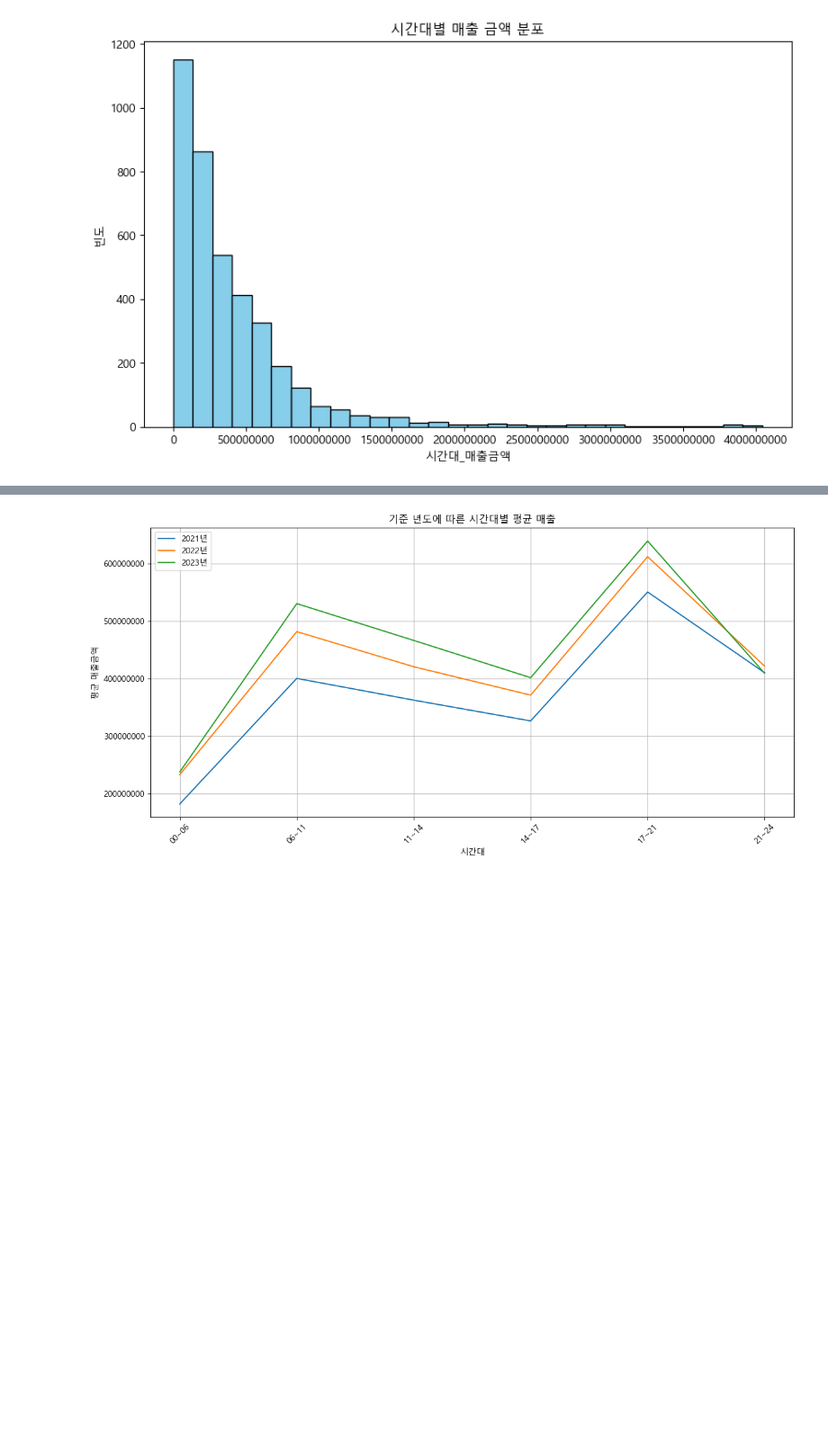
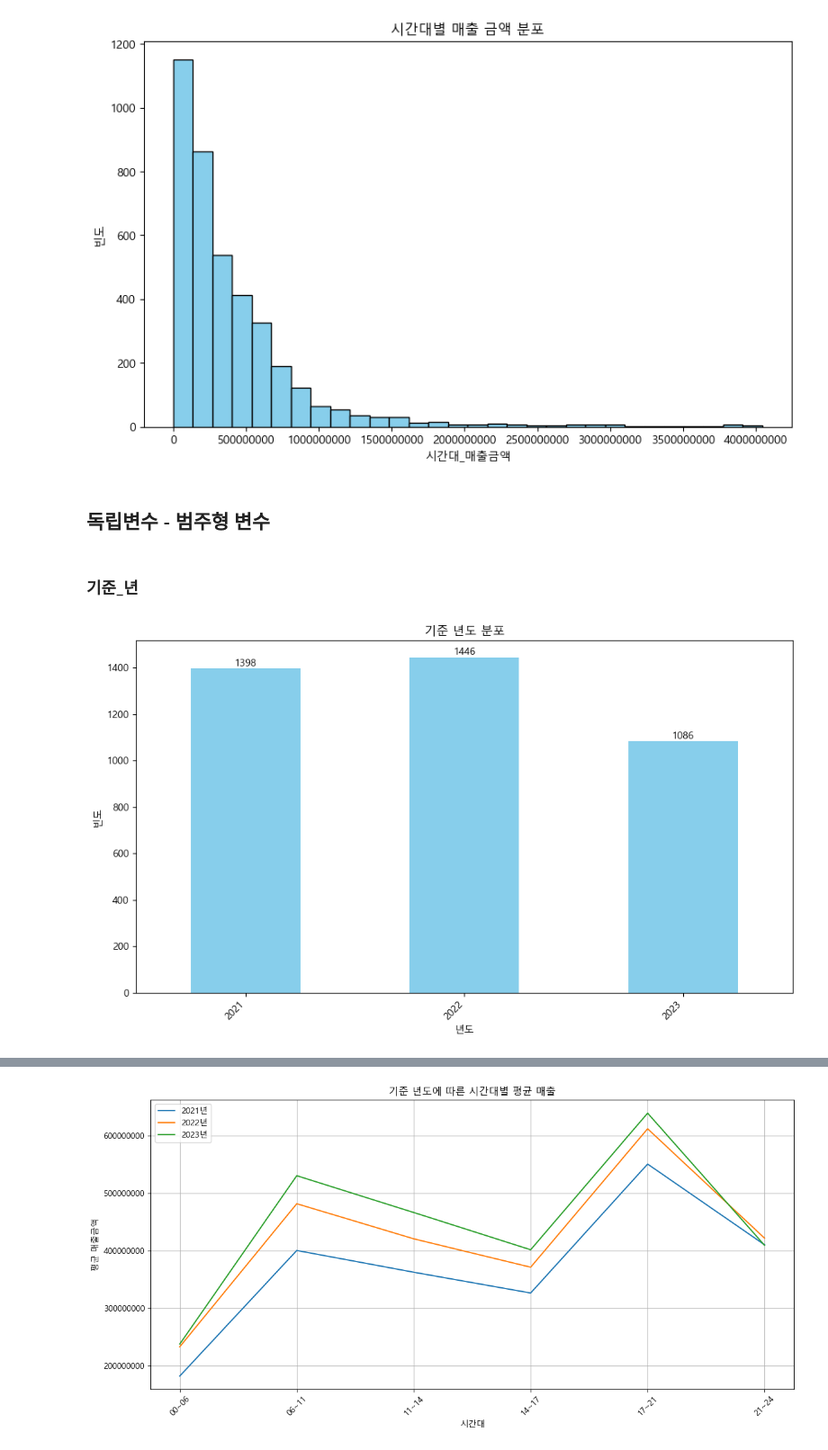
Before and after one commit to hyelin606/Semi-Project, a Jupyter notebook: 최종.ipynb, the cells around one changed output, grey strips where cells are left out. Shown at 90% size. Drawn from its saved outputs; the diff is of its cells as text; code cells hidden in the pictures; blank space fills up the shorter version.

```diff
--- a/최종.ipynb
+++ b/최종.ipynb
@@ -62,3 +46,29 @@ plt.ticklabel_format(style='plain', axis='x')  # 과학적 표기법 비활성
 plt.show()
 # %% [output]
 [figure]
+# %% [markdown]
+## 독립변수 - 범주형 변수
+# %% [markdown]
+### 기준_년
+# %%
+import matplotlib.pyplot as plt
+
+# Count the occurrences of each category in '기준_년' column
+year_counts = df['기준_년'].value_counts()
+
+# Plot the distribution
+plt.figure(figsize=(10, 6))
+bars = year_counts.sort_index().plot(kind='bar', color='skyblue')  # Sort by index (year)
+
+# Add text annotations
+for i, count in enumerate(year_counts.sort_index()):
+    plt.text(i, count + 10, str(count), ha='center')
+
+plt.title('기준 년도 분포')
+plt.xlabel('년도')
+plt.ylabel('빈도')
+plt.xticks(rotation=45, ha='right')
+plt.tight_layout()
+plt.show()
+# %% [output]
+[figure, added]
```
Also changed, not shown: parts of 52 cells of this notebook, 8 other files.
